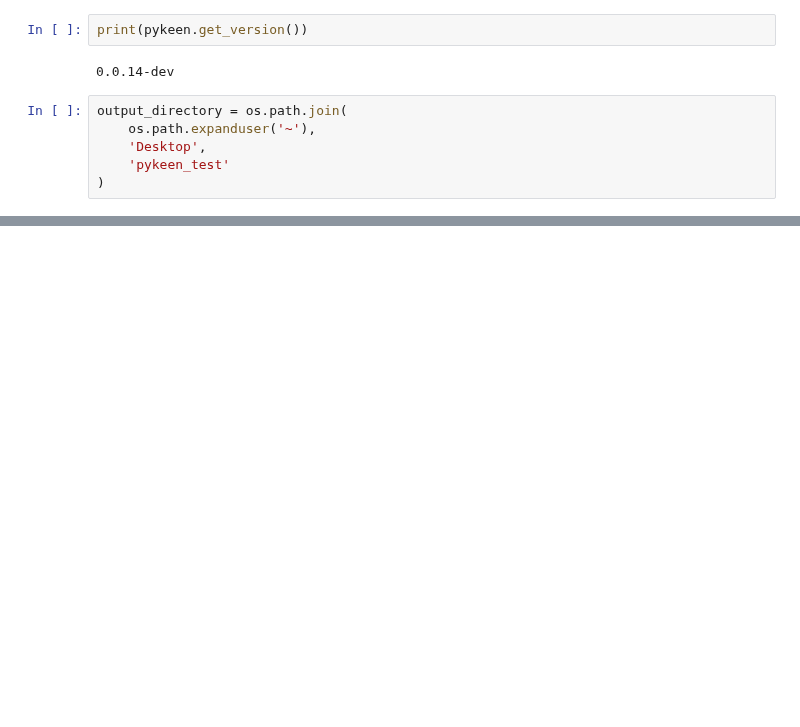
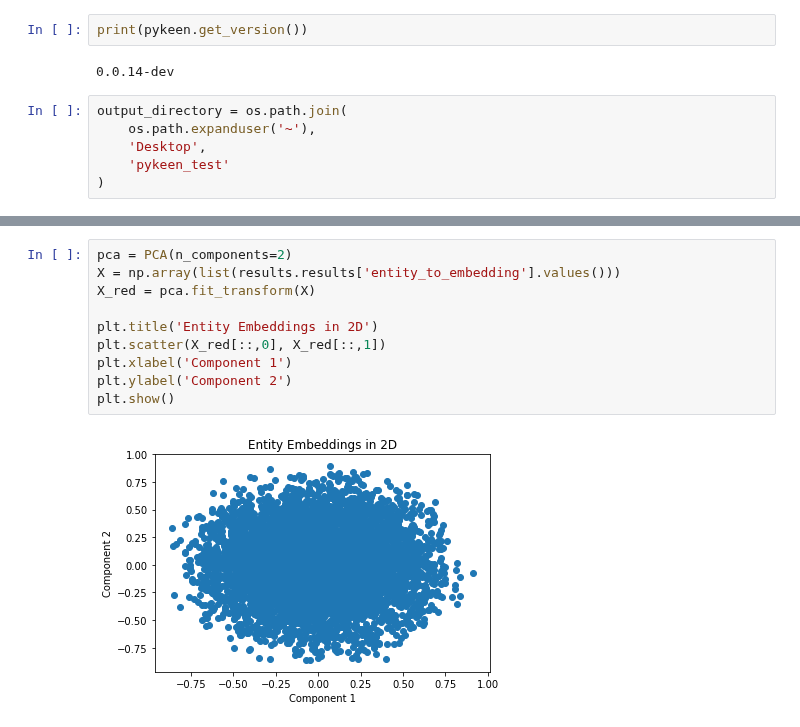
Before and after one commit to pykeen/pykeen, a Jupyter notebook: notebooks/Training from NDEx Data in HPO Mode.ipynb, the cells around one changed output, grey strips where cells are left out. Cells and saved outputs as stored; diff of their text form; blank space fills up the shorter version.

```diff
--- a/notebooks/Training from NDEx Data in HPO Mode.ipynb
+++ b/notebooks/Training from NDEx Data in HPO Mode.ipynb
@@ -52,0 +76,12 @@ INFO:pykeen.utilities.pipeline:downloading b0d987cb-1e6b-11e8-b939-0ac135e8bacf
+# %%
+pca = PCA(n_components=2)
+X = np.array(list(results.results['entity_to_embedding'].values()))
+X_red = pca.fit_transform(X)
+
+plt.title('Entity Embeddings in 2D')
+plt.scatter(X_red[::,0], X_red[::,1])
+plt.xlabel('Component 1')
+plt.ylabel('Component 2')
+plt.show()
+# %% [output]
+[figure, added]
```
Also changed, not shown: parts of 8 cells of this notebook.
